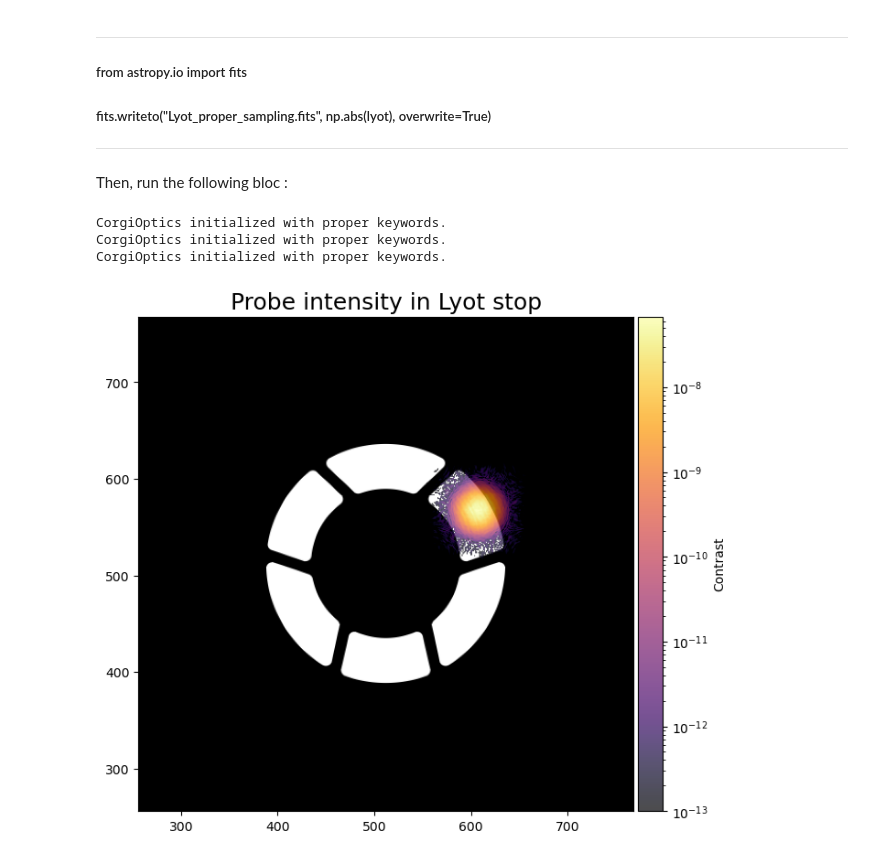
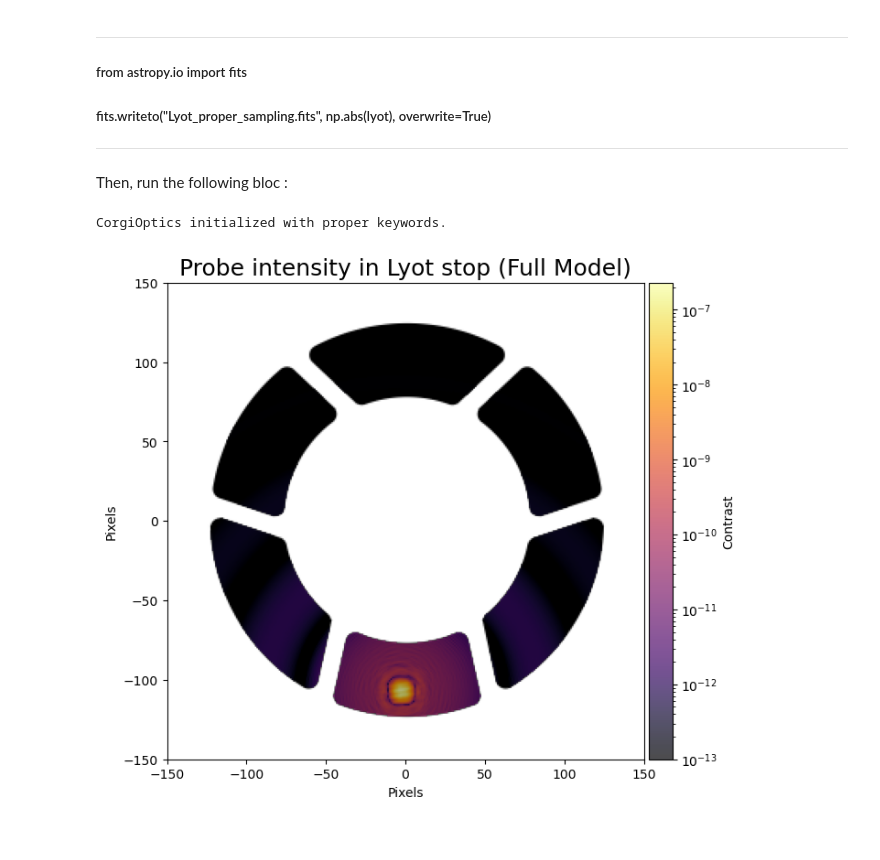
Before and after one commit to roman-corgi/corgihowfsc, a Jupyter notebook: sandbox/ldel/probes_to_lyot_test.ipynb, the cells around one changed output. Drawn from its saved outputs; the diff is of its cells as text; code cells hidden in the pictures.

```diff
--- a/sandbox/ldel/probes_to_lyot_test.ipynb
+++ b/sandbox/ldel/probes_to_lyot_test.ipynb
@@ -45,7 +44,7 @@ dm1_flat = fits.getdata(dm1_flat_path)
 dm2_flat = fits.getdata(dm2_flat_path)
 
 # Load probes (here the single actuator probe for e.g.)
-probe_filename = 'nfov_dm_dmrel_4_1.0e-05_gaussian2.fits'
+probe_filename = 'narrowfov_dmrel_1.0e-05_act0.fits'
 probe_path = os.path.join(model_dir, 'probes', probe_filename)
 probe_cmd = fits.getdata(probe_path)
 
@@ -148,7 +151,7 @@ hconf_file = os.path.join(model_root, "nfov_band1", "hconf_nfov_flat.yaml")
 cstrat_file = os.path.join(nfov_dir, "cstrat_nfov_band1.yaml")
 
 # Probe file to analyze
-probe_filename = 'nfov_dm_dmrel_4_1.0e-05_gaussian2.fits'
+probe_filename = 'narrowfov_dmrel_1.0e-05_act0.fits'
 probe_file = os.path.join(probes_dir, probe_filename)
 print(model_root)
 # %% [output]
@@ -193,7 +196,7 @@ def get_lyot_plane_field(mgr, dm1_v, dm2_v, end_plane_to_simulate='end_at_fpm_ex
     passvalue = optics.optics_keywords.copy()
     passvalue[end_plane_to_simulate] = 1
     passvalue['use_lyot_stop'] = 1
-    passvalue['use_fpm'] = 0
+    passvalue['use_fpm'] = 1
 
     # Run PROPER
     (fields, sampling) = proper.prop_run_multi(
@@ -225,54 +228,63 @@ E_probe = get_lyot_plane_field(manager, dm1_probe, dm2_flat)
 Delta_E = E_probe - E_ref
 # %% [output]
 CorgiOptics initialized with proper keywords.
-CorgiOptics initialized with proper keywords.
-CorgiOptics initialized with proper keywords.
 # %%
 # Load Data
 with open(yaml_file, 'r') as f:
     raw_cfg = yaml.safe_load(f)
 
 lyot_mask_fits = fits.getdata("Lyot_proper_sampling.fits")
 
 # Helper for colorbars
 def add_colorbar(ax, im, label):
     divider = make_axes_locatable(ax)
     cax = divider.append_axes("right", size="5%", pad=0.05)
     cbar = plt.colorbar(im, cax=cax)
     cbar.set_label(label)
     return cbar
 
-fig, ax = plt.subplots(figsize=(10, 6), constrained_layout=True)
+data_probe_full = np.abs(Delta_E)**2
+lyot_mask_full = fits.getdata("Lyot_proper_sampling.fits")
 
-# Define vmin/vmax to prevent LogNorm(0) errors
-data_probe = np.abs(Delta_E)**2
-vmax_probe = data_probe.max()
+ny_full, nx_full = data_probe_full.shape
+cy, cx = ny_full // 2, nx_full // 2
+nx_compact, ny_compact = 500, 500
+
+x1 = cx - nx_compact // 2
+x2 = x1 + nx_compact
+y1 = cy - ny_compact // 2
+y2 = y1 + ny_compact
+
+data_probe_full = np.abs(Delta_E)**2
+lyot_mask_full = fits.getdata("Lyot_proper_sampling.fits")
+ny_full, nx_full = data_probe_full.shape
+extent_full = [-nx_full//2, nx_full//2, -ny_full//2, ny_full//2]
+
+vmax_probe = data_probe_full.max()
 vmin_probe = max(1e-13, vmax_probe * 1e-8)
 
-# --- Plot : Lyot Stop ---
+# Plotting
+fig, ax = plt.subplots(figsize=(8, 6), constrained_layout=True)
 
-ax.set_title(r"Probe intensity in Lyot stop", fontsize = 18)
+ax.set_title(r"Probe intensity in Lyot stop (Full Model)", fontsize=18)
 
-# Mask
-ax.imshow(lyot_mask_fits, origin='lower', cmap='gray', alpha=1.0)
+ax.set_xlabel("Pixels")
+ax.set_ylabel("Pixels")
+ax.imshow(lyot_mask_full, origin='lower', cmap='gray_r', alpha=1.0, extent=extent_full)
 
-# Overlay
-if vmax_probe > vmin_probe:
-    probe_masked = np.ma.masked_where(data_probe < vmin_probe, data_probe)
+if vmax_probe > 0:
+    condition_mask = (data_probe_full < vmin_probe) | (lyot_mask_full < 0.5)
+    probe_masked = np.ma.masked_where(condition_mask, data_probe_full)
+    im3 = ax.imshow(probe_masked, origin='lower', cmap='inferno',
+                    norm=LogNorm(vmin=vmin_probe, vmax=vmax_probe), alpha=0.7, extent=extent_full)
 
-    # Heatmap with transparency
-    im3 = ax.imshow(probe_masked, origin='lower', cmap='inferno',
-                    norm=LogNorm(vmin=vmin_probe, vmax=vmax_probe), alpha=0.7)
-
-    # Add Colorbar for the probe intensity
     add_colorbar(ax, im3, "Contrast")
 
-# Zoom in (Central crop)
-ny, nx = lyot_mask_fits.shape
-zoom_fraction = 0.25 # Change it if you want
-ax.set_xlim(nx * zoom_fraction, nx * (1 - zoom_fraction))
-ax.set_ylim(ny * zoom_fraction, ny * (1 - zoom_fraction))
+zoom_pixel = 150
+ax.set_xlim(-zoom_pixel, zoom_pixel)
+ax.set_ylim(-zoom_pixel, zoom_pixel)
 
-plt.savefig("test_lyot", dpi = 300)
+plt.savefig("test_lyot_full_model.png", dpi=300)
+plt.show()
 # %% [output]
-[figure, old version]
+[figure, new version]
```
Also changed, not shown: parts of 3 cells of this notebook, 1 other file.
